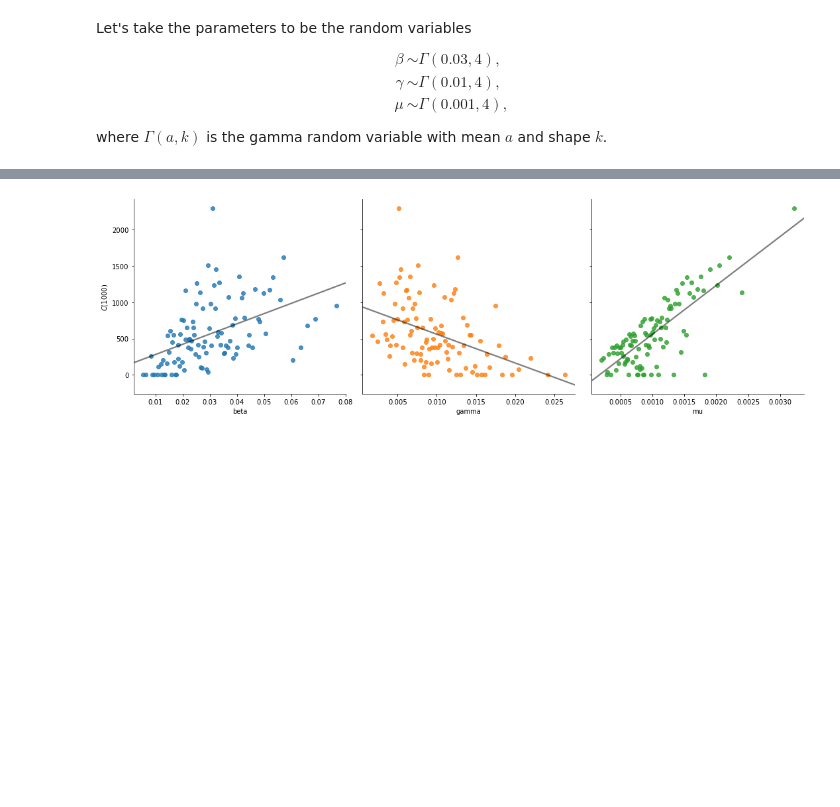
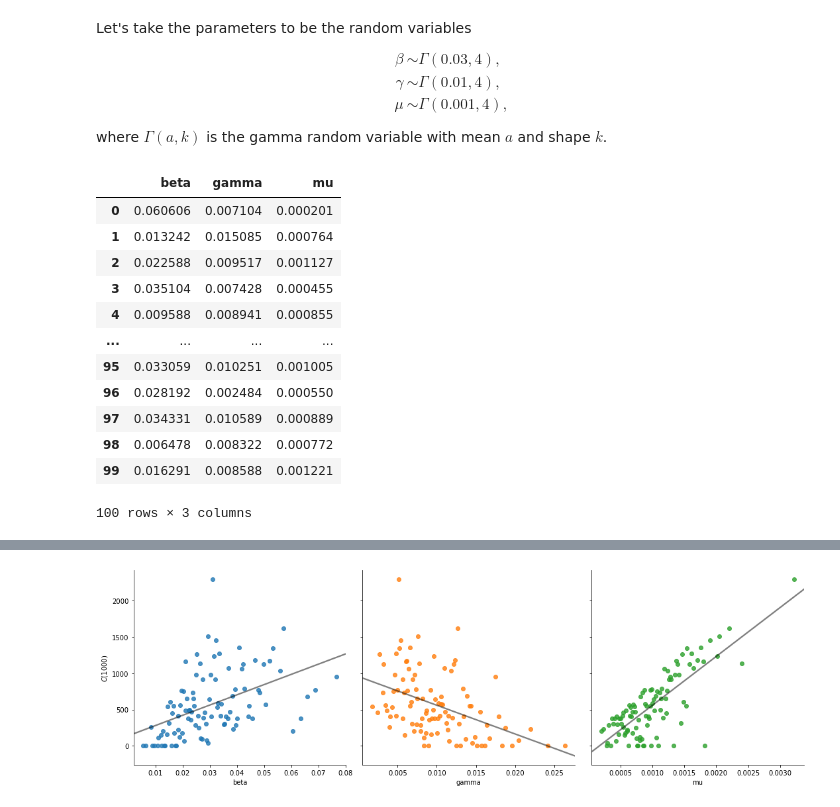
Before and after one commit to janmedlock/sensitivity_analysis, a Jupyter notebook: cumulative_new_infections.ipynb, the cells around one changed output, grey strips where cells are left out. Drawn from its saved outputs; the diff is of its cells as text; code cells hidden in the pictures; blank space fills up the shorter version.

```diff
--- a/cumulative_new_infections.ipynb
+++ b/cumulative_new_infections.ipynb
@@ -186,10 +186,23 @@ def run_many(model, samples, seed=None, n_jobs=-1):
                 joblib.delayed(model)(*sample, seed=get_seed(seed_seq))
                 for sample in samples)
 # %%
+n_samples = 100
 seed_seq = numpy.random.SeedSequence(1)
 samples = sensitivity_analysis.samples_Latin_hypercube(parameters,
-                                                       n_samples=100,
+                                                       n_samples=n_samples,
                                                        seed=get_seed(seed_seq))
-cum_inf = run_many(get_cum_infections,
-                   samples,
-                   seed=get_seed(seed_seq))
+samples
+# %% [output]
+|  | beta | gamma | mu |
+| 0 | 0.060606 | 0.007104 | 0.000201 |
+| 1 | 0.013242 | 0.015085 | 0.000764 |
+| 2 | 0.022588 | 0.009517 | 0.001127 |
+| 3 | 0.035104 | 0.007428 | 0.000455 |
+| 4 | 0.009588 | 0.008941 | 0.000855 |
+| ... | ... | ... | ... |
+| 95 | 0.033059 | 0.010251 | 0.001005 |
+| 96 | 0.028192 | 0.002484 | 0.000550 |
+| 97 | 0.034331 | 0.010589 | 0.000889 |
+| 98 | 0.006478 | 0.008322 | 0.000772 |
+| 99 | 0.016291 | 0.008588 | 0.001221 |
+100 rows × 3 columns
```
Also changed, not shown: parts of 1 cell of this notebook, 1 other file.
